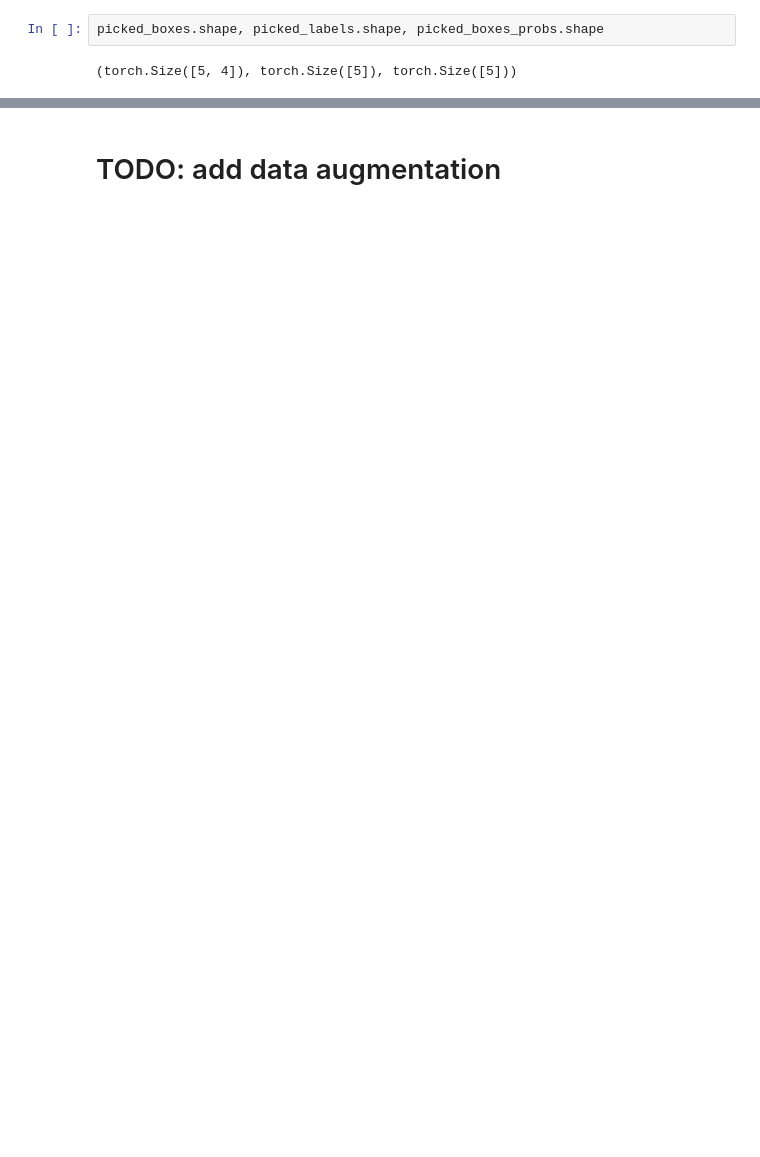
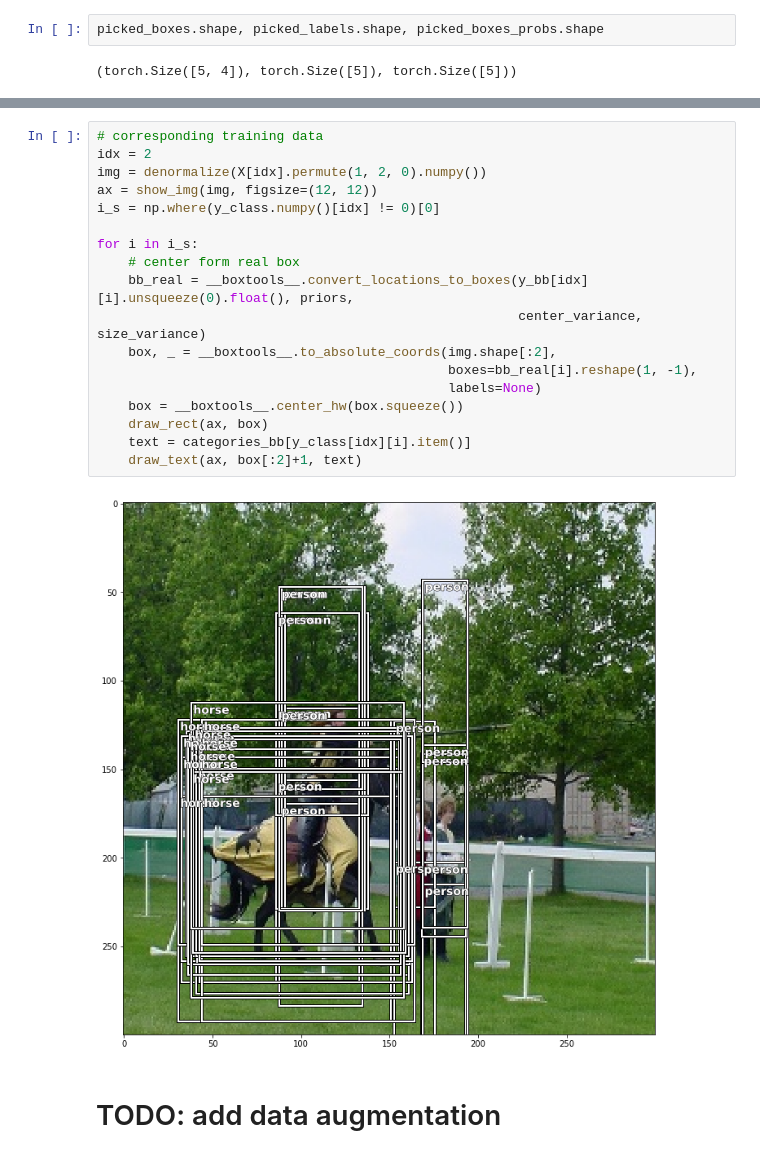
Before and after one commit to xhan0909/SSD_PyTorch_Implementation, a Jupyter notebook: object_detection_SSD.ipynb, the cells around one changed output, grey strips where cells are left out. Saved outputs shown, nothing was run; the diff lists cells and outputs as text; blank space fills up the shorter version.

```diff
--- a/object_detection_SSD.ipynb
+++ b/object_detection_SSD.ipynb
@@ -1077,2 +1078,22 @@ plt.show()
+# %%
+# corresponding training data
+idx = 2
+img = denormalize(X[idx].permute(1, 2, 0).numpy())
+ax = show_img(img, figsize=(12, 12))
+i_s = np.where(y_class.numpy()[idx] != 0)[0]
+
+for i in i_s:
+    # center form real box
+    bb_real = __boxtools__.convert_locations_to_boxes(y_bb[idx][i].unsqueeze(0).float(), priors,
+                                                      center_variance, size_variance)
+    box, _ = __boxtools__.to_absolute_coords(img.shape[:2],
+                                             boxes=bb_real[i].reshape(1, -1),
+                                             labels=None)
+    box = __boxtools__.center_hw(box.squeeze())
+    draw_rect(ax, box)
+    text = categories_bb[y_class[idx][i].item()]
+    draw_text(ax, box[:2]+1, text)
+# %% [output]
+[figure, added]
 # %% [markdown]
 # TODO: add data augmentation
```
Also changed, not shown: parts of 6 cells of this notebook.
